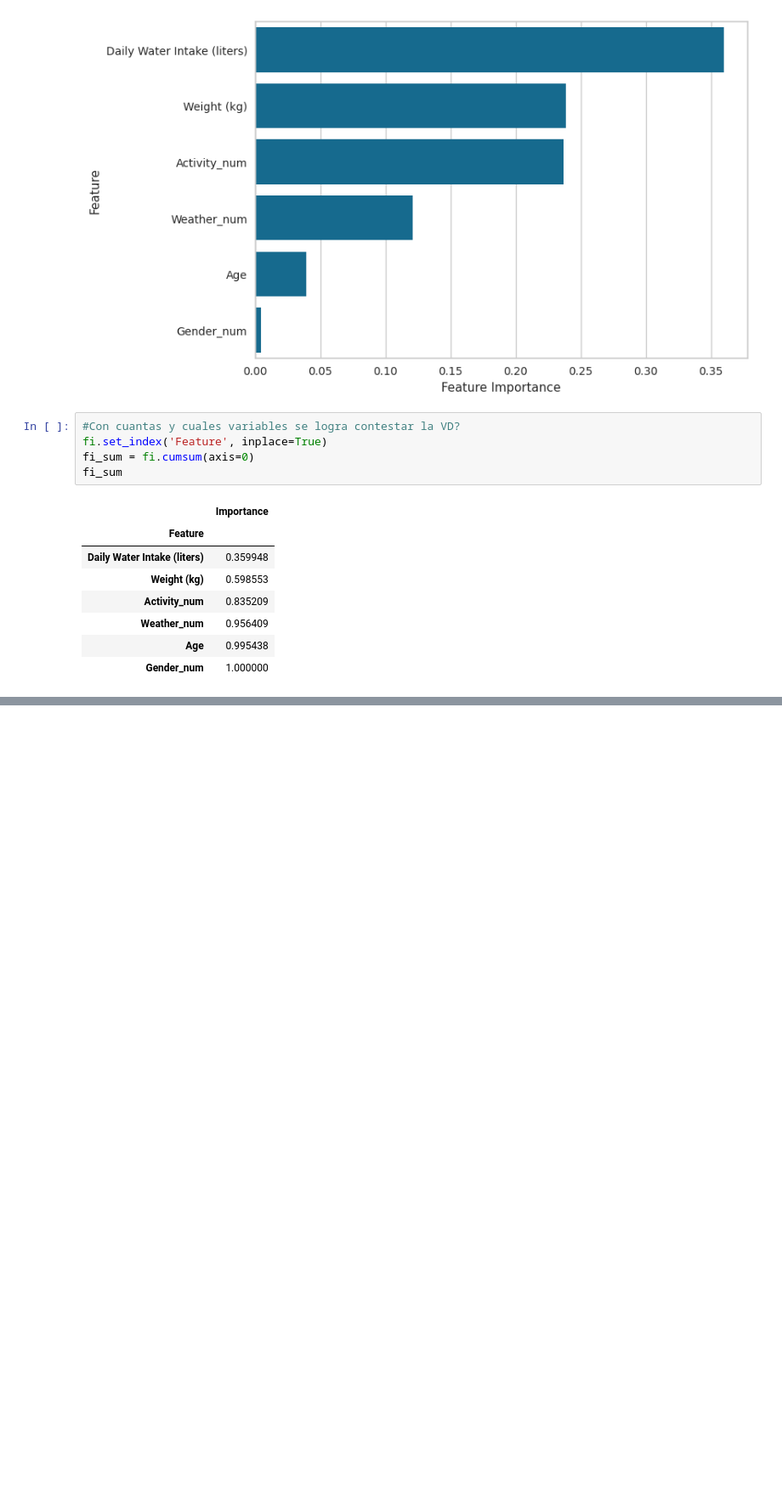
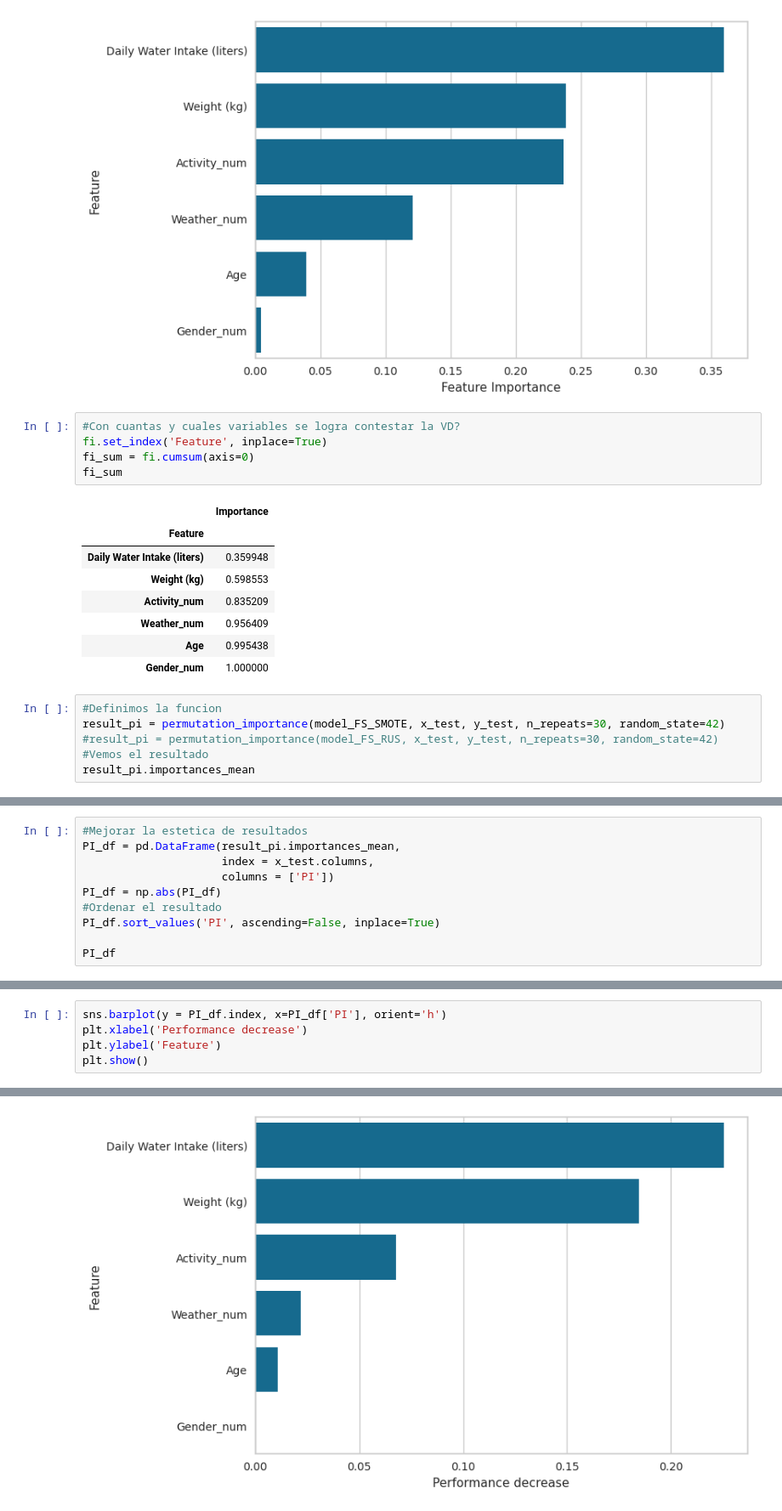
Before and after one commit to fernandatrevi/Daily-Water-Intake-Hydration-, a Jupyter notebook: hidratacion.ipynb, the cells around one changed output, grey strips where cells are left out. Shown at 85% size. Saved outputs shown, nothing was run; the diff lists cells and outputs as text; blank space fills up the shorter version.

```diff
--- a/hidratacion.ipynb
+++ b/hidratacion.ipynb
@@ -425,3 +425,9 @@ fi_sum
 | Weather_num | 0.956409 |
 | Age | 0.995438 |
 | Gender_num | 1.000000 |
+# %%
+#Definimos la funcion
+result_pi = permutation_importance(model_FS_SMOTE, x_test, y_test, n_repeats=30, random_state=42)
+#result_pi = permutation_importance(model_FS_RUS, x_test, y_test, n_repeats=30, random_state=42)
+#Vemos el resultado
+result_pi.importances_mean
@@ -427,0 +437,10 @@ fi_sum
+# %%
+#Mejorar la estetica de resultados
+PI_df = pd.DataFrame(result_pi.importances_mean,
+                     index = x_test.columns,
+                     columns = ['PI'])
+PI_df = np.abs(PI_df)
+#Ordenar el resultado
+PI_df.sort_values('PI', ascending=False, inplace=True)
+
+PI_df
@@ -427,0 +455,6 @@ fi_sum
+# %%
+sns.barplot(y = PI_df.index, x=PI_df['PI'], orient='h')
+plt.xlabel('Performance decrease')
+plt.ylabel('Feature')
+plt.show()
+# %% [output]
@@ -427,0 +478 @@ fi_sum
+[figure, added]
```
Also changed, not shown: parts of 3 cells of this notebook.
